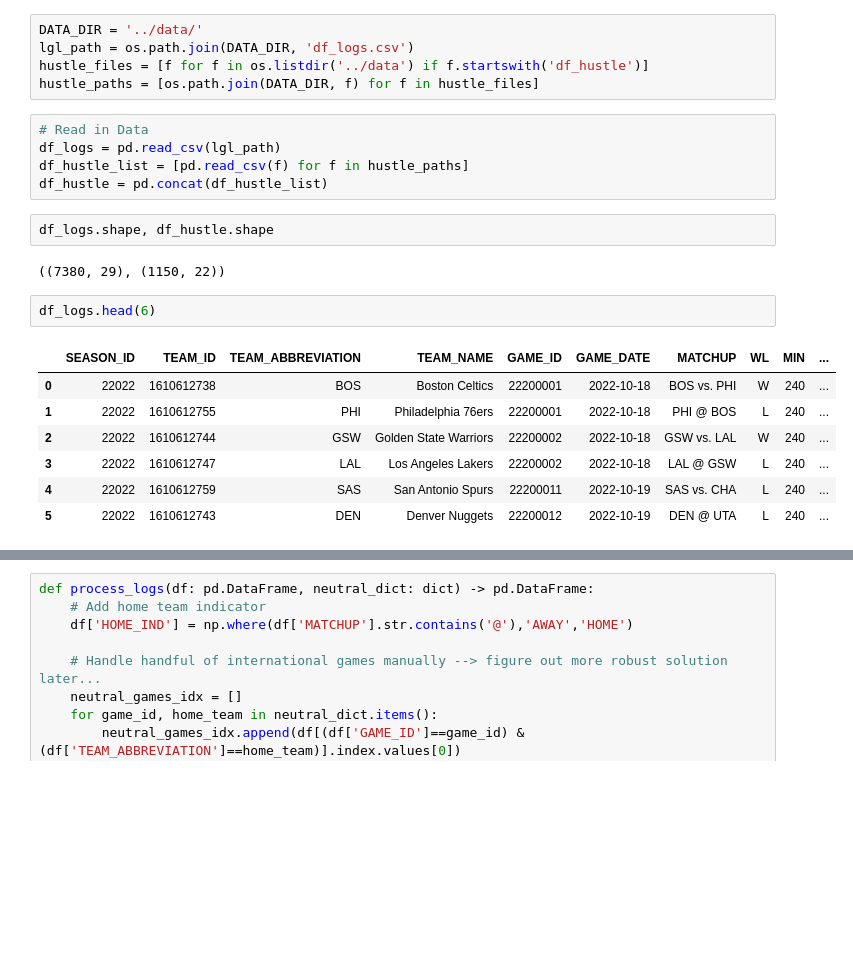
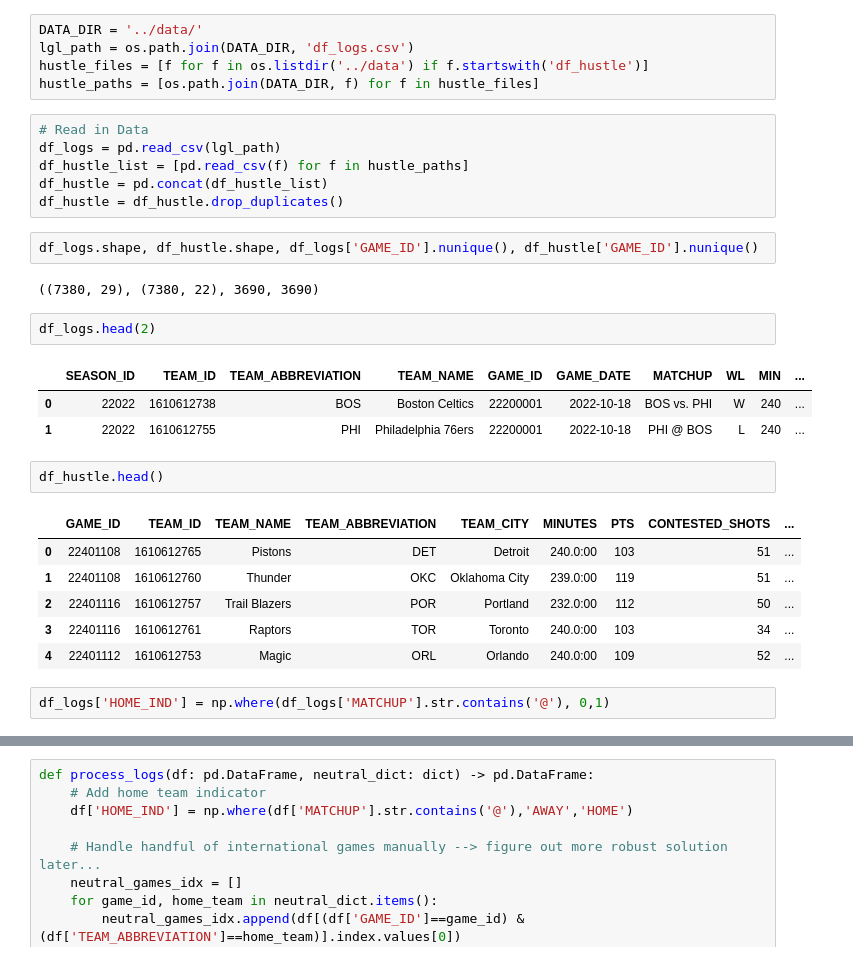
Before and after one commit to samluxenberg1/nba_hustle_sdg, a Jupyter notebook: notebooks/hustle_and_boxscore.ipynb, the cells around one changed output, grey strips where cells are left out. Drawn from its saved outputs; the diff is of its cells as text; blank space fills up the shorter version.

Commit message:
updating with all hustle data

```diff
--- a/notebooks/hustle_and_boxscore.ipynb
+++ b/notebooks/hustle_and_boxscore.ipynb
@@ -24,17 +24,25 @@ hustle_paths = [os.path.join(DATA_DIR, f) for f in hustle_files]
 df_logs = pd.read_csv(lgl_path)
 df_hustle_list = [pd.read_csv(f) for f in hustle_paths]
 df_hustle = pd.concat(df_hustle_list)
+df_hustle = df_hustle.drop_duplicates()
 # %%
-df_logs.shape, df_hustle.shape
+df_logs.shape, df_hustle.shape, df_logs['GAME_ID'].nunique(), df_hustle['GAME_ID'].nunique()
 # %% [output]
-((7380, 29), (1150, 22))
+((7380, 29), (7380, 22), 3690, 3690)
 # %%
-df_logs.head(6)
+df_logs.head(2)
 # %% [output]
 |  | SEASON_ID | TEAM_ID | TEAM_ABBREVIATION | TEAM_NAME | GAME_ID | GAME_DATE | MATCHUP | WL | MIN | ... |
 | 0 | 22022 | 1610612738 | BOS | Boston Celtics | 22200001 | 2022-10-18 | BOS vs. PHI | W | 240 | ... |
 | 1 | 22022 | 1610612755 | PHI | Philadelphia 76ers | 22200001 | 2022-10-18 | PHI @ BOS | L | 240 | ... |
-| 2 | 22022 | 1610612744 | GSW | Golden State Warriors | 22200002 | 2022-10-18 | GSW vs. LAL | W | 240 | ... |
-| 3 | 22022 | 1610612747 | LAL | Los Angeles Lakers | 22200002 | 2022-10-18 | LAL @ GSW | L | 240 | ... |
-| 4 | 22022 | 1610612759 | SAS | San Antonio Spurs | 22200011 | 2022-10-19 | SAS vs. CHA | L | 240 | ... |
-| 5 | 22022 | 1610612743 | DEN | Denver Nuggets | 22200012 | 2022-10-19 | DEN @ UTA | L | 240 | ... |
+# %%
+df_hustle.head()
+# %% [output]
+|  | GAME_ID | TEAM_ID | TEAM_NAME | TEAM_ABBREVIATION | TEAM_CITY | MINUTES | PTS | CONTESTED_SHOTS | ... |
+| 0 | 22401108 | 1610612765 | Pistons | DET | Detroit | 240.0:00 | 103 | 51 | ... |
+| 1 | 22401108 | 1610612760 | Thunder | OKC | Oklahoma City | 239.0:00 | 119 | 51 | ... |
+| 2 | 22401116 | 1610612757 | Trail Blazers | POR | Portland | 232.0:00 | 112 | 50 | ... |
+| 3 | 22401116 | 1610612761 | Raptors | TOR | Toronto | 240.0:00 | 103 | 34 | ... |
+| 4 | 22401112 | 1610612753 | Magic | ORL | Orlando | 240.0:00 | 109 | 52 | ... |
+# %%
+df_logs['HOME_IND'] = np.where(df_logs['MATCHUP'].str.contains('@'), 0,1)
```
Also changed, not shown: parts of 10 cells of this notebook, 2 other files.
